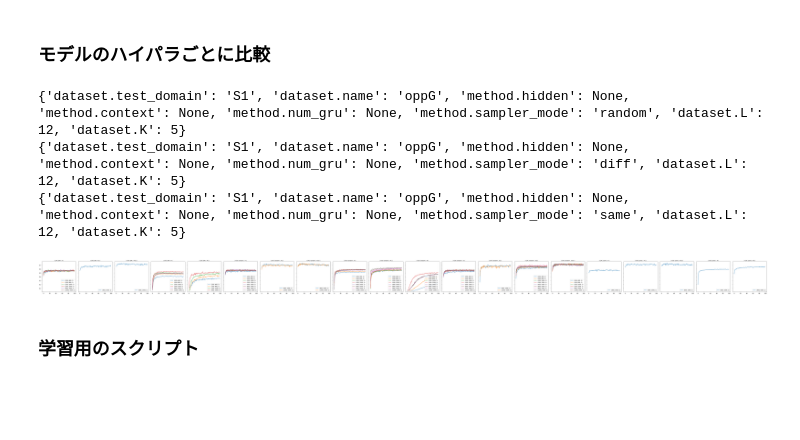
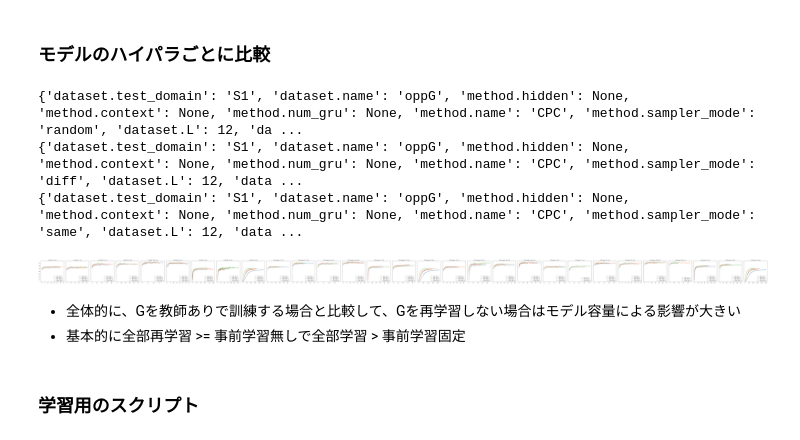
Before and after one commit to yusuke0519/constrastive_predictive_coding, a Jupyter notebook: sacred.ipynb, the cells around one changed output. Saved outputs shown, nothing was run; the diff lists cells and outputs as text; code cells hidden in the pictures; blank space fills up the shorter version.

```diff
--- a/sacred.ipynb
+++ b/sacred.ipynb
@@ -32,9 +32,10 @@ def get_config_from_code(code):
     }
     # Baselines
     method_dict = {
-        'CPC-random': {'sampler_mode': 'random'},
-        'CPC-diff': {'sampler_mode': 'diff'},
-        'CPC-same': {'sampler_mode': 'same'},
+        'CPC-random': {'name': 'CPC', 'sampler_mode': 'random'},
+        'CPC-diff': {'name': 'CPC', 'sampler_mode': 'diff'},
+        'CPC-same': {'name': 'CPC', 'sampler_mode': 'same'},
+        'VAE': {'name': 'VAE', 'sampler_mode': 'random'},
     }
 
     base.update(method_dict.get(code))
@@ -190,11 +192,15 @@ dataset_names = [
 ]
 
 method_hypara_dict = OrderedDict()
-method_hypara_dict['CPC-random'] = {'dataset.L': 12, 'dataset.K': 5}
-method_hypara_dict['CPC-diff'] = {'dataset.L': 12, 'dataset.K': 5}
-method_hypara_dict['CPC-same'] = {'dataset.L': 12, 'dataset.K': 5}
+method_hypara_dict['CPC-random'] = {'dataset.L': 12, 'dataset.K': 5, 'classifier_optim.num_batch': 30000, 'classifier.auxiliary': 0.0}
+method_hypara_dict['CPC-diff'] = {'dataset.L': 12, 'dataset.K': 5, 'classifier_optim.num_batch': 30000} #, 'classifier.auxiliary': 0.0}
+method_hypara_dict['CPC-same'] = {'dataset.L': 12, 'dataset.K': 5, 'classifier_optim.num_batch': 30000} #, 'classifier.auxiliary': 0.0}
+# method_hypara_dict['CPC-same'] = {'dataset.L': 12, 'dataset.K': 5, 'classifier_optim.num_batch': 30000, 'classifier.auxiliary': 1.0}
+method_hypara_dict['VAE'] = {'dataset.L': 12, 'dataset.K': 5, 'classifier_optim.num_batch': 30000, 'classifier.auxiliary': 0.0}
+
 
 
 summary = get_summary(dataset_names, method_hypara_dict, seed=[123456], fields=None, db_name='CPC_DG')
 summary['supcode'] = summary.apply(lambda x: get_sup_code(x), axis=1)
+summary['classifier.hiddens'] = summary['classifier.hiddens'].fillna(0)
 # %% [output]
@@ -204,6 +211,6 @@ summary['supcode'] = summary.apply(lambda x: get_sup_code(x), axis=1)
 # %%
 dataset = dataset_names[0]
-method_indicator = ['method']
+method_indicator = ['method', 'classifier.auxiliary', 'classifier.hiddens']
 grouped = summary.query('dataset==@dataset').groupby(method_indicator)
 
 
@@ -296,37 +303,42 @@ dataset_names = [
 
 method_hypara_dict = OrderedDict()
 method_hypara_dict = OrderedDict()
-method_hypara_dict['CPC-random'] = {'dataset.L': 12, 'dataset.K': 5, 'method.context': None, 'method.hidden': None, 'method.num_gru': None}
-method_hypara_dict['CPC-diff'] = {'dataset.L': 12, 'dataset.K': 5, 'method.context': None, 'method.hidden': None, 'method.num_gru': None}
-method_hypara_dict['CPC-same'] = {'dataset.L': 12, 'dataset.K': 5, 'method.context': None, 'method.hidden': None, 'method.num_gru': None}
+method_hypara_dict['CPC-random'] = {'dataset.L': 12, 'dataset.K': 5, 'method.context': None, 'method.hidden': None, 'method.num_gru': None, 'classifier_optim.num_batch': 30000}
+method_hypara_dict['CPC-diff'] = {'dataset.L': 12, 'dataset.K': 5, 'method.context': None, 'method.hidden': None, 'method.num_gru': None, 'classifier_optim.num_batch': 30000}
+method_hypara_dict['CPC-same'] = {'dataset.L': 12, 'dataset.K': 5, 'method.context': None, 'method.hidden': None, 'method.num_gru': None, 'classifier_optim.num_batch': 30000}
 
 summary = get_summary(dataset_names, method_hypara_dict, seed=[123456], fields=None, db_name='CPC_DG')
 summary['supcode'] = summary.apply(lambda x: get_sup_code(x), axis=1)
+summary['classifier.hiddens'] = summary['classifier.hiddens'].fillna(0)
+summary = summary[summary['classifier.hiddens'] == 0]
 # %% [output]
-{'dataset.test_domain': 'S1', 'dataset.name': 'oppG', 'method.hidden': None, 'method.context': None, 'method.num_gru': None, 'method.sampler_mode': 'random', 'dataset.L': 12, 'dataset.K': 5}
-{'dataset.test_domain': 'S1', 'dataset.name': 'oppG', 'method.hidden': None, 'method.context': None, 'method.num_gru': None, 'method.sampler_mode': 'diff', 'dataset.L': 12, 'dataset.K': 5}
-{'dataset.test_domain': 'S1', 'dataset.name': 'oppG', 'method.hidden': None, 'method.context': None, 'method.num_gru': None, 'method.sampler_mode': 'same', 'dataset.L': 12, 'dataset.K': 5}
+{'dataset.test_domain': 'S1', 'dataset.name': 'oppG', 'method.hidden': None, 'method.context': None, 'method.num_gru': None, 'method.name': 'CPC', 'method.sampler_mode': 'random', 'dataset.L': 12, 'da ...
+{'dataset.test_domain': 'S1', 'dataset.name': 'oppG', 'method.hidden': None, 'method.context': None, 'method.num_gru': None, 'method.name': 'CPC', 'method.sampler_mode': 'diff', 'dataset.L': 12, 'data ...
+{'dataset.test_domain': 'S1', 'dataset.name': 'oppG', 'method.hidden': None, 'method.context': None, 'method.num_gru': None, 'method.name': 'CPC', 'method.sampler_mode': 'same', 'dataset.L': 12, 'data ...
 # %%
 dataset = dataset_names[0]
-method_indicator = ['method', 'supcode']
+method_indicator = ['method', 'supcode', 'classifier.auxiliary']
 
 grouped = summary.query('dataset==@dataset').groupby(method_indicator)
 fig, axes = plt.subplots(1, len(grouped), figsize=(4*len(grouped), 4), sharey=True)
 if len(grouped) == 1:
     axes = [axes]
 
 metric = 'test-f1macro'
 for (key, group), ax in zip(grouped, axes):
     sub_grouped = group.groupby(['method.context', 'method.hidden', 'method.num_gru'])
     for (sub_key, sub_group) in sub_grouped:
         metric_mean = get_mean_score(sub_group, metric)
         ax.plot(metric_mean, '-', label=sub_key)
 
     ax.legend(fontsize=10, loc=4, frameon=True)
     ax.set_title(key, size=10)
 fig.tight_layout()
 # %% [output]
-[figure, old version]
+[figure, new version]
+# %% [markdown]
+* 全体的に、Gを教師ありで訓練する場合と比較して、Gを再学習しない場合はモデル容量による影響が大きい
+* 基本的に全部再学習 >= 事前学習無しで全部学習 > 事前学習固定
 # %% [markdown]
 ### 学習用のスクリプト
 # %%
```
Also changed, not shown: parts of 10 cells of this notebook, 5 other files.
